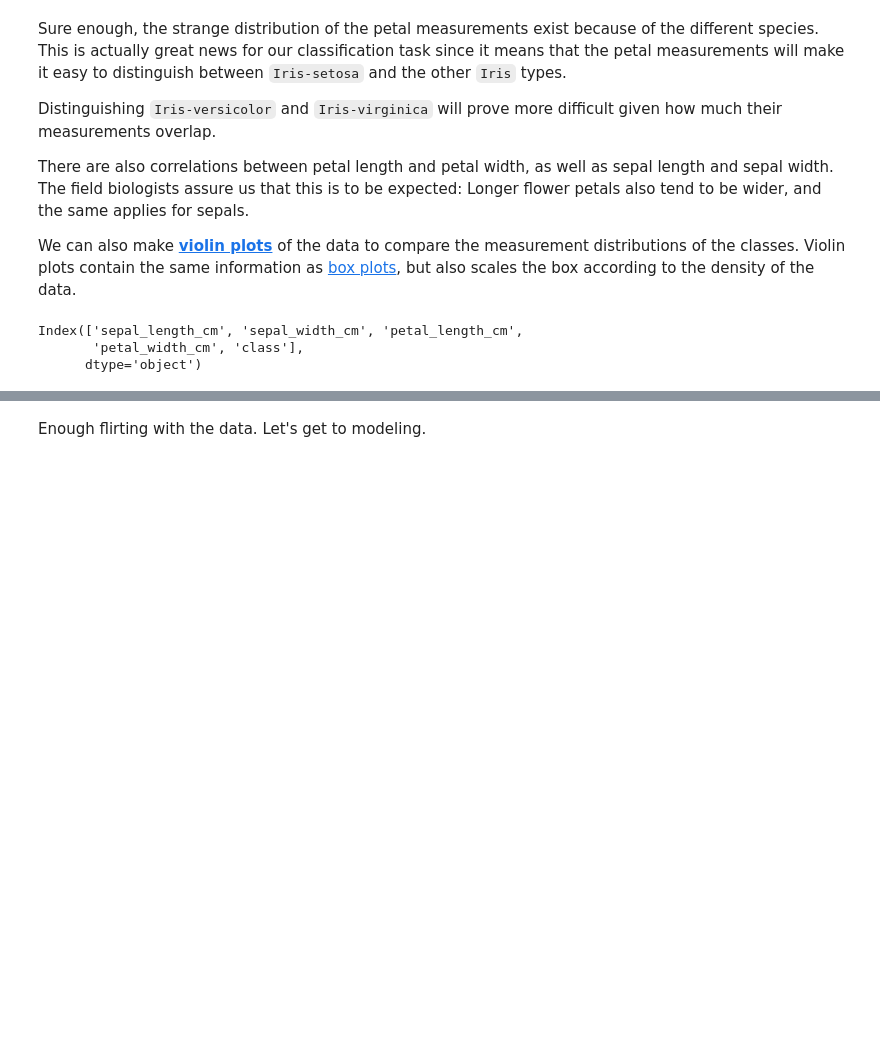
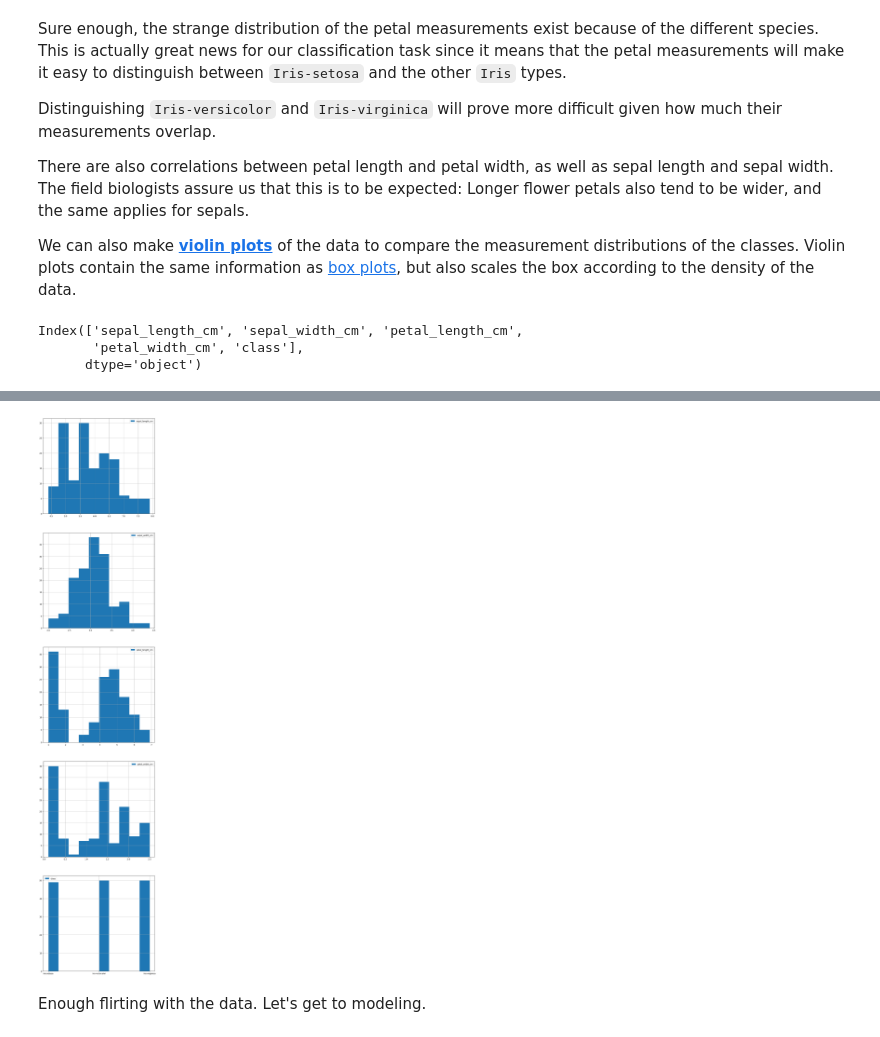
Before and after one commit to Vamir8429/Valerija_SheGoesTech, a Jupyter notebook: Day28_30_Machine_Learning/Irises Data Analysis Workflow.ipynb, the cells around one changed output, grey strips where cells are left out. Saved outputs shown, nothing was run; the diff lists cells and outputs as text; code cells hidden in the pictures; blank space fills up the shorter version.

```diff
--- a/Day28_30_Machine_Learning/Irises Data Analysis Workflow.ipynb
+++ b/Day28_30_Machine_Learning/Irises Data Analysis Workflow.ipynb
@@ -989,7 +976,7 @@ myplot.savefig('irises.png')
 # %%
 import scipy.stats as stats
 # %%
-iris_data = pd.read_csv('../../data/iris-data.csv')
+iris_data = pd.read_csv('../data/iris-data.csv')
 # %%
 iris_data.columns.unique()
 # %% [output]
@@ -1141,3 +1140,11 @@ for column_index, column in enumerate(iris_data_clean.columns[:-1]):
+# %%
+import matplotlib.pyplot as plt
+
+fig, axs = plt.subplots(len(iris_data_clean.columns), figsize=(10,50))
+for n, col in enumerate(iris_data_clean.columns):
+    iris_data_clean[col].hist(ax=axs[n],legend=True)
+# %% [output]
+[figure, added]
 # %% [markdown]
 Enough flirting with the data. Let's get to modeling.
 # %% [markdown]
```
Also changed, not shown: parts of 26 cells of this notebook, 2 other files.
